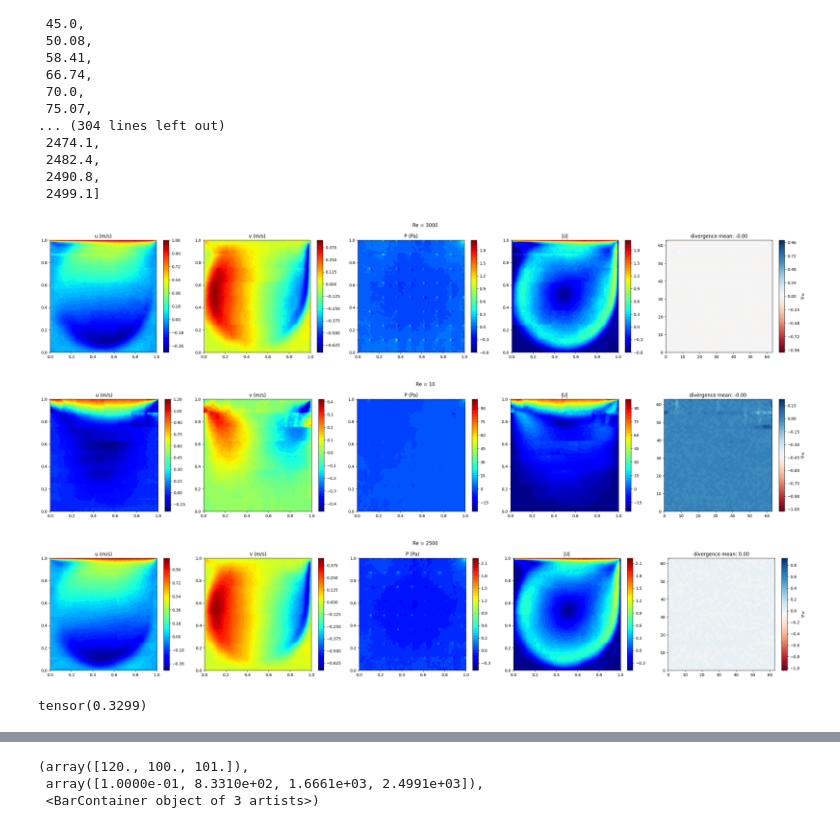
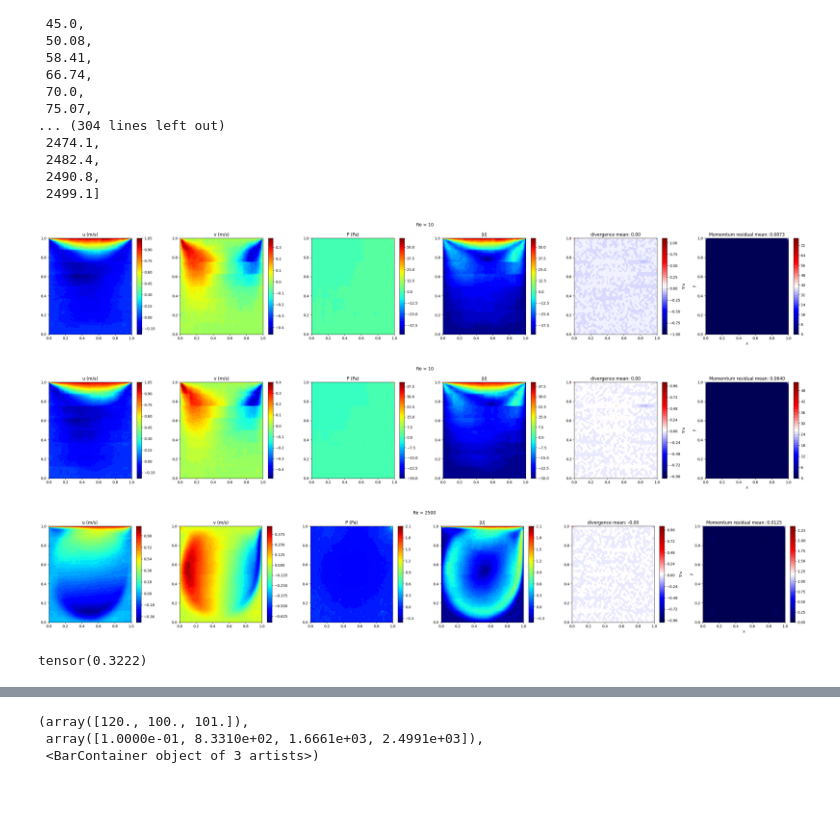
Before and after one commit to Mafaz03/Machine-Vision-Transformer, a Jupyter notebook: generalisation.ipynb, the cells around one changed output, grey strips where cells are left out. Drawn from its saved outputs; the diff is of its cells as text; code cells hidden in the pictures; blank space fills up the shorter version.

Commit message:
momentum residual

```diff
--- a/generalisation.ipynb
+++ b/generalisation.ipynb
@@ -41,5 +41,5 @@ Total parameters: 35,437,760
 # %%
-def fourier_features(cords: torch.tensor, num_freq = 8):
+def fourier_features(cords: torch.tensor, num_freq = FOURIER_FEATURES):
     # [num_patches, 2] -> [num_patches, num_freq * 2]
     freqs = 2 ** torch.linspace(0, num_freq - 1, num_freq)                   # [num_freqs]
     angles = (cords.unsqueeze(-1) * freqs  * torch.pi)                       # [num_patches, 2, num_freq]
@@ -147,8 +147,26 @@ def predict(re_value, model,
     # numerical gradients
     u_np = u
     v_np = v
-    du_dx = np.gradient(u_np, axis=1)  # derivative along x (cols)
-    dv_dy = np.gradient(v_np, axis=0)  # derivative along y (rows)
+
+    du_dx = np.gradient(u_np, axis = 1) # derivative along x (cols)
+    du_dy = np.gradient(u_np, axis = 0)
+    dv_dy = np.gradient(v_np, axis = 0) # derivative along y (rows)
+    dv_dx = np.gradient(v_np, axis = 1)
+
+    d2u_dx2 = np.gradient(du_dx, axis = 1)
+    d2u_dy2 = np.gradient(du_dy, axis = 0)
+    d2v_dy2 = np.gradient(dv_dy, axis = 0)
+    d2v_dx2 = np.gradient(dv_dx, axis = 1)
+
+    dP_dx = np.gradient(P, axis = 1)
+    dP_dy = np.gradient(P, axis = 0)
+
+
+
+    momentum_res_x = (1 * ((u * du_dx) + (v * du_dy))) + dP_dx + (1/re_value) * (d2u_dx2 + d2u_dy2)
+    momentum_res_y = (1 * ((u * dv_dx) + (v * dv_dy))) + dP_dy + (1/re_value) * (d2v_dx2 + d2v_dy2)
+
+    momentum_res =  (momentum_res_x ** 2 + momentum_res_y ** 2)**0.5
 
     divergence = du_dx + dv_dy
 
@@ -163,7 +181,7 @@ def predict(re_value, model,
         y_grid = np.linspace(0, 1, grid_size)
 
 
-        fig, axes = plt.subplots(1, 5, figsize=(27, 5))
+        fig, axes = plt.subplots(1, 6, figsize=(30, 5))
 
         # u
         c0 = axes[0].contourf(x_grid, y_grid, u, levels=50, cmap="jet")
@@ -187,48 +205,54 @@ def predict(re_value, model,
         axes[3].set_title("|U|")# + streamlines")
 
 
-        c4 = axes[4].contourf(divergence, levels=50, cmap="RdBu")
+        c4 = axes[4].contourf(x_grid, y_grid, divergence, levels=50, cmap="seismic")
         fig.colorbar(c4, ax=axes[4], label="∇·u")
         axes[4].set_title(f"divergence mean: {divergence.mean():.2f}")
+
+        div_m = axes[5].contourf(x_grid, y_grid, momentum_res, levels=50, cmap="seismic")
+        plt.colorbar(div_m, ax=axes[5])
+        axes[5].set_title(f"Momemtum residual mean: {momentum_res.mean():.4f}")
+        axes[5].set_xlabel("x")
+        axes[5].set_ylabel("y")
 
         plt.suptitle(f"Re = {re_value}")
         plt.tight_layout()
         plt.show()
 
-    return u, v, P, divergence, mag
+    return u, v, P, divergence, momentum_res, mag
 # %%
-u, v, P, divergence, mag = predict(re_value = 3000, model = transformer,
+u, v, P, divergence, momentum_res, mag = predict(re_value = 10, model = transformer,
                                    re_mean = RE_MEAN, re_std = RE_STD,
                                    u_mean = U_MEAN,   u_std = U_STD,
                                    v_mean = V_MEAN,   v_std = V_STD,
                                    P_mean = P_MEAN,   P_std = P_STD,
                                    grid_size = GRID_SIZE, patch_size = PATCH_SIZE, patch_dim = PATCH_DIM, fourier_dimension = FOURIER_DIMENSIONS,
                                    device = "cpu", plot = True
                                    )
 # %% [output]
-[figure, old version]
+[figure, new version]
 # %%
-u_1, v_1, P_1, divergence_1, mag_1 = predict(re_value = 10, model = transformer,
-                                   re_mean = RE_MEAN, re_std = RE_STD,
-                                   u_mean = U_MEAN,   u_std = U_STD,
-                                   v_mean = V_MEAN,   v_std = V_STD,
-                                   P_mean = P_MEAN,   P_std = P_STD,
-                                   grid_size = GRID_SIZE, patch_size = PATCH_SIZE, patch_dim = PATCH_DIM, fourier_dimension = FOURIER_DIMENSIONS,
-                                   device = "cpu", plot = True
-                                   )
+u_1, v_1, P_1, divergence_1, momentum_res_1, mag_1 = predict(re_value = 10, model = transformer,
+                                                             re_mean = RE_MEAN, re_std = RE_STD,
+                                                             u_mean = U_MEAN,   u_std = U_STD,
+                                                             v_mean = V_MEAN,   v_std = V_STD,
+                                                             P_mean = P_MEAN,   P_std = P_STD,
+                                                             grid_size = GRID_SIZE, patch_size = PATCH_SIZE, patch_dim = PATCH_DIM, fourier_dimension = FOURIER_DIMENSIONS,
+                                                             device = "cpu", plot = True
+                                                             )
 
-u_2, v_2, P_2, divergence_2, mag_2 = predict(re_value = 2500, model = transformer,
-                                   re_mean = RE_MEAN, re_std = RE_STD,
-                                   u_mean = U_MEAN,   u_std = U_STD,
-                                   v_mean = V_MEAN,   v_std = V_STD,
-                                   P_mean = P_MEAN,   P_std = P_STD,
-                                   grid_size = GRID_SIZE, patch_size = PATCH_SIZE, patch_dim = PATCH_DIM, fourier_dimension = FOURIER_DIMENSIONS,
-                                   device = "cpu", plot = True
-                                   )
+u_2, v_2, P_2, divergence_2, momentum_res_2, mag_2 = predict(re_value = 2500, model = transformer,
+                                                             re_mean = RE_MEAN, re_std = RE_STD,
+                                                             u_mean = U_MEAN,   u_std = U_STD,
+                                                             v_mean = V_MEAN,   v_std = V_STD,
+                                                             P_mean = P_MEAN,   P_std = P_STD,
+                                                             grid_size = GRID_SIZE, patch_size = PATCH_SIZE, patch_dim = PATCH_DIM, fourier_dimension = FOURIER_DIMENSIONS,
+                                                             device = "cpu", plot = True
+                                                             )
 
 
 torch.mean(((mag_1**2) + (mag_2**2))**0.5)
 # %% [output]
-[figure, old version]
+[figure, new version]
-[figure, old version]
+[figure, new version]
-tensor(0.3299)
+tensor(0.3222)
```
Also changed, not shown: parts of 7 cells of this notebook, 2 other files.
